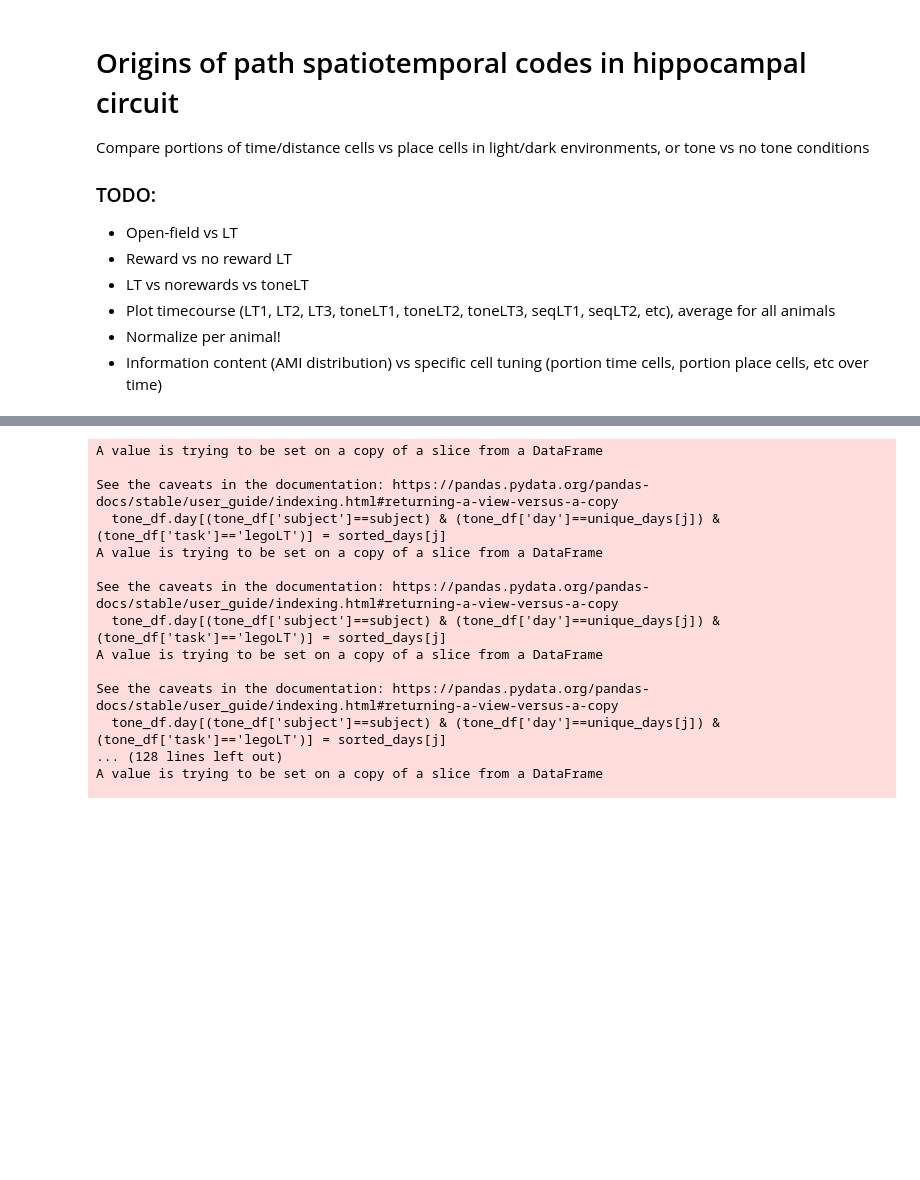
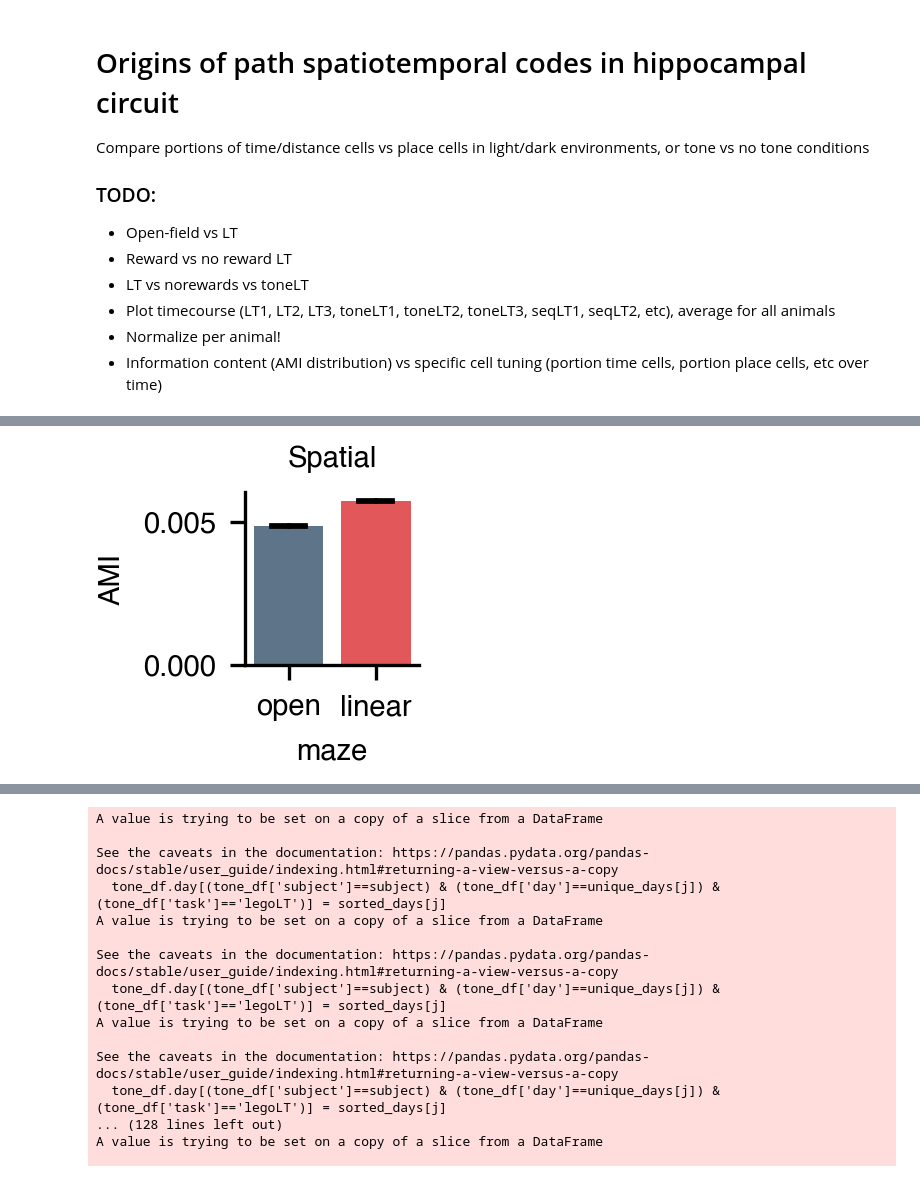
Before and after one commit to etterguillaume/PyCaAn, a Jupyter notebook: plot_emergence_spatiotemporal_codes.ipynb, the cells around one changed output, grey strips where cells are left out. Drawn from its saved outputs; the diff is of its cells as text; code cells hidden in the pictures; blank space fills up the shorter version.

```diff
--- a/plot_emergence_spatiotemporal_codes.ipynb
+++ b/plot_emergence_spatiotemporal_codes.ipynb
@@ -79,0 +112,18 @@ df = pd.DataFrame(data_list)
+# %%
+plt.figure(figsize=(.75,.75))
+sns.barplot(
+    data=df.query("region=='CA1' and rewards==True and spatial_pvalue<.05"),
+    #x='region',
+    x='maze',
+    y='spatial_info',
+    errorbar='se',
+    palette=['C0','C6'],
+    errcolor='k',
+    capsize=.4
+)
+plt.title('Spatial')
+plt.ylabel('AMI')
+#plt.legend(bbox_to_anchor=(1.1, 1), loc='upper left', borderaxespad=0)
+plt.savefig(os.path.join(params['path_to_results'],'figures', 'bar_spatial_open_vs_linear.pdf'))
+# %% [output]
+[figure, added]
```
Also changed, not shown: parts of 6 cells of this notebook.
